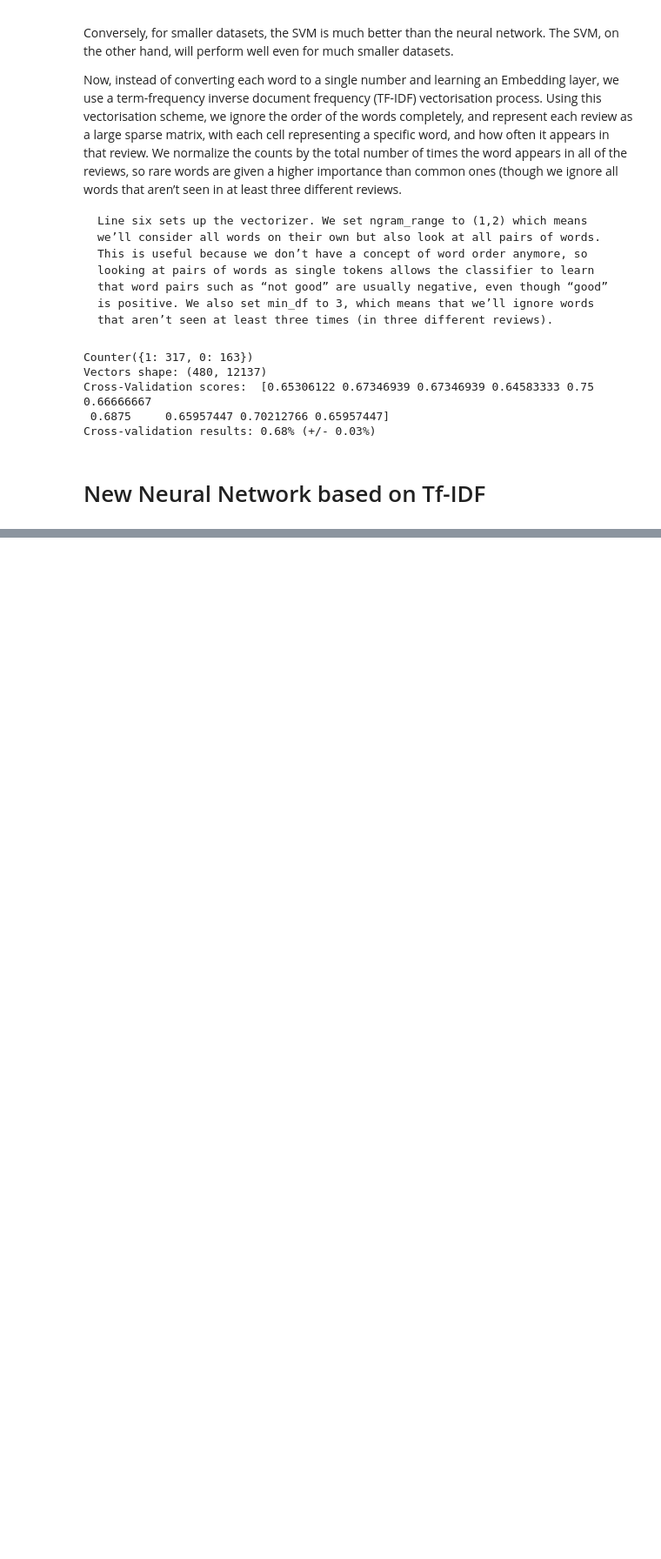
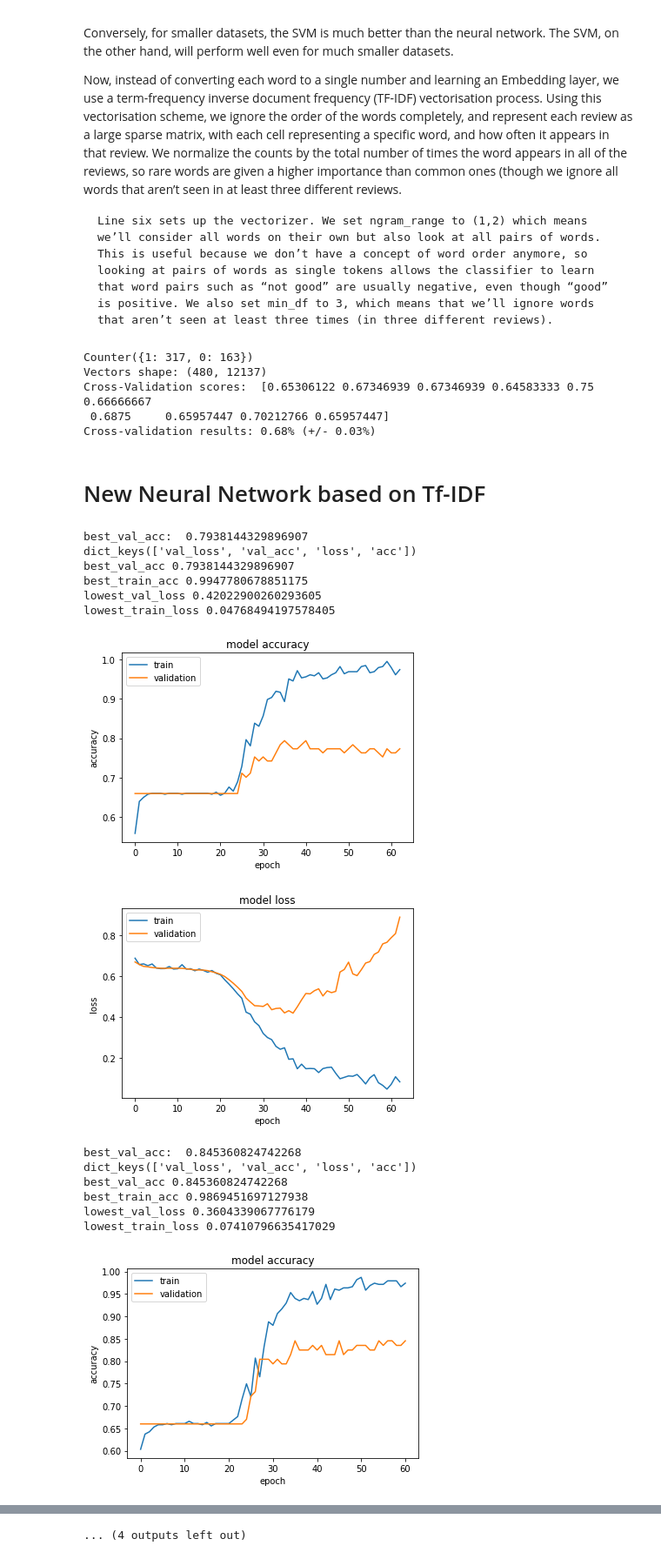
Before and after one commit to elkhand/human-emotions-classifier, a Jupyter notebook: SVM Classifier for Captions.ipynb, the cells around one changed output, grey strips where cells are left out. Shown at 87% size. Drawn from its saved outputs; the diff is of its cells as text; code cells hidden in the pictures; blank space fills up the shorter version.

Commit message:
Cross-validation results: 0.58% (+/- 0.18%)

```diff
--- a/SVM Classifier for Captions.ipynb
+++ b/SVM Classifier for Captions.ipynb
@@ -179,24 +179,28 @@ callbacks_list = [ checkpoint, early_stopping] # reduce_lr,
 
 
 def get_LSTM_model(dropout, recurrent_dropout):
+    # Cross-validation results: 0.84% (+/- 0.06%)
     model = Sequential()
-    model.add(Embedding(num_words, 128, input_length=maxlen))
+    model.add(Embedding(num_words, 32, input_length=maxlen))
     model.add(Dropout(dropout))
     model.add(LSTM(32, dropout=dropout, recurrent_dropout=recurrent_dropout))
+    model.add(Dropout(dropout))
     model.add(Dense(1, activation='sigmoid'))
     model.compile(loss='binary_crossentropy', optimizer='adam', metrics=['accuracy'])
     return model
 
 
-def get_CNN_model(dropout):
+def get_CNN_model(dropout, recurrent_dropout):
     # Cross-validation results: 0.80% (+/- 0.03%), with dropout = 0.2
+    # Cross-validation results: 0.83% (+/- 0.05%)
     model = Sequential()
-    model.add(Embedding(num_words, 128, input_length=maxlen))
+    model.add(Embedding(num_words, 32, input_length=maxlen))# 128
     model.add(Dropout(dropout))
-    model.add(Conv1D(64, 3, activation='relu'))# 64, 5
-    model.add(MaxPooling1D(pool_size=4))
+    model.add(Conv1D(32, 3, activation='relu'))# 64, 5
+    model.add(Dropout(dropout))
+    model.add(MaxPooling1D(pool_size=2)) #4
     model.add(Dropout(dropout)) # 0.2
-    model.add(LSTM(40)) # 128
+    model.add(LSTM(32, dropout=dropout, recurrent_dropout=recurrent_dropout)) # 128
     model.add(Dropout(dropout))
     model.add(Dense(1, activation='sigmoid'))
     model.compile(loss='binary_crossentropy', optimizer='adam', metrics=['accuracy'])
@@ -208,32 +212,48 @@ def get_CNN_model(dropout):
 kfold_splits = 5
 skf = StratifiedKFold(n_splits=kfold_splits, shuffle=True)
 printCnt = 5
 cvscores = []
 
 balanced_labels = np.array(balanced_labels)
 # Loop through the indices the split() method returns
 for index, (train_indices, val_indices) in enumerate(skf.split(data, balanced_labels)):
     X_train, X_val = data[train_indices], data[val_indices]
     y_train, y_val = balanced_labels[train_indices], balanced_labels[val_indices]
     dropout = 0.65
     recurrent_dropout = 0.65
-    #model = get_CNN_model(dropout)
-    model = get_LSTM_model(dropout, recurrent_dropout)
+    model = get_CNN_model(dropout, recurrent_dropout)
+    #model = get_LSTM_model(dropout, recurrent_dropout)
     #history = model.fit(data, np.array(balanced_labels), validation_split=0.2, epochs=100, callbacks=callbacks_list)
     history = model.fit(x=X_train,
                       y=y_train,
                       batch_size=16,# 64 seems fine, 32 is better
                       epochs=100,
                       verbose=0,
                       validation_data = (X_val, y_val),
                       #shuffle=True,
                       callbacks=callbacks_list)
 
 
     val_acc_list = history.history['val_acc']
     best_val_acc =  max(val_acc_list)
     cvscores.append(best_val_acc)
     print("best_val_acc: ", best_val_acc)
     plot_model_accuracy(history)
 
 print("Cross-validation results: %.2f%% (+/- %.2f%%)" % (np.mean(cvscores), np.std(cvscores)))
+# %% [output]
+best_val_acc:  0.7938144329896907
+dict_keys(['val_loss', 'val_acc', 'loss', 'acc'])
+best_val_acc 0.7938144329896907
+best_train_acc 0.9947780678851175
+lowest_val_loss 0.42022900260293605
+lowest_train_loss 0.04768494197578405
+[figure, added]
+[figure, added]
+best_val_acc:  0.845360824742268
+dict_keys(['val_loss', 'val_acc', 'loss', 'acc'])
+best_val_acc 0.845360824742268
+best_train_acc 0.9869451697127938
+lowest_val_loss 0.3604339067776179
+lowest_train_loss 0.07410796635417029
+[figure, added]
@@ -239,0 +277 @@ print("Cross-validation results: %.2f%% (+/- %.2f%%)" % (np.mean(cvscores), np.s
+... (4 outputs left out)
```
Also changed, not shown: parts of 1 cell of this notebook, 1 other file.
